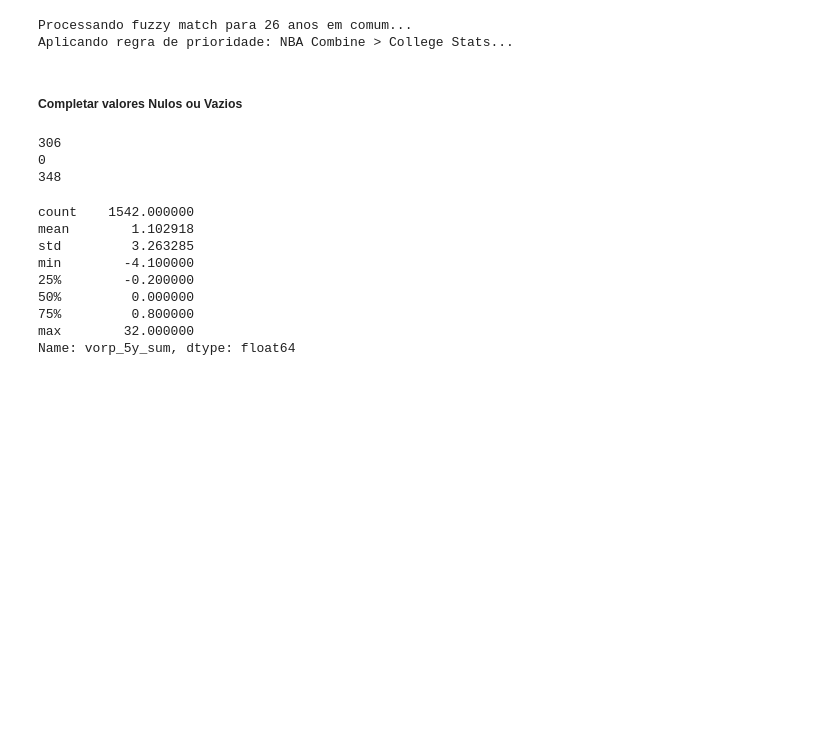
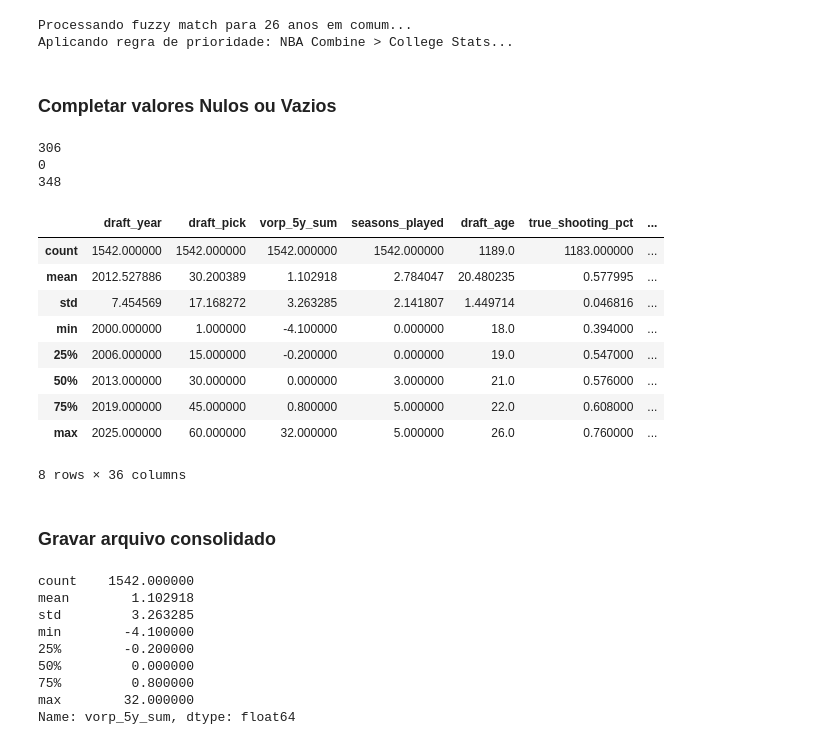
Before and after one commit to caiogpontes/nba-draft-prediction, a Jupyter notebook: notebooks/01_data_preparation.ipynb, the cells around one changed output. Saved outputs shown, nothing was run; the diff lists cells and outputs as text; code cells hidden in the pictures; blank space fills up the shorter version.

```diff
--- a/notebooks/01_data_preparation.ipynb
+++ b/notebooks/01_data_preparation.ipynb
@@ -180,3 +229,5 @@ df_nba_college_stats = df_nba_college_stats.groupby('player_id')['age'].max().re
 
 # 2. Renomeie a coluna para não confundir com a idade de estreia depois
 df_nba_college_stats.rename(columns={'age': 'draft_age'}, inplace=True)
+# %%
+df_nba_college_stats['draft_age'] = df_nba_college_stats['draft_age'].astype('Int64')
@@ -238,3 +319,7 @@ df_college_adv.drop('season', axis=1, inplace=True)
+# %%
+cols_to_float = ['true_shooting_pct', 'three_point_attempt_rate', 'free_throw_attempt_rate', 'usage_pct', 'offensive_win_shares', 'defensive_win_shares', 'win_shares_per_40min']
+for col in cols_to_float:
+    df_college_adv[col] = df_college_adv[col].astype('float64')
 # %%
 df_college_adv.head()
 # %% [output]
@@ -346,3 +451,35 @@ df_college_per_min.columns = df_college_per_min.columns.str.lower()
+# %%
+cols_to_float = ['field_goal_attempted',
+                 'three_pointers_made',
+                 'three_pointers_attempted',
+                 'effective_field_goal_pct',
+                 'free_throw_attempted',
+                 'free_throw_pct',
+                 'offensive_rebounds',
+                 'defensive_rebounds',
+                 'total_rebounds',
+                 'assists',
+                 'steals',
+                 'blocks',
+                 'turnovers',
+                 'personal_fouls',
+                 'points',
+                 'three_point_pct',
+                 'effective_field_goal_pct',
+                 'free_throw_pct',
+                 'three_point_pct']
+
+for col in cols_to_float:
+    df_college_per_min[col] = df_college_per_min[col].astype('float64')
+
+cols_to_int = ['career_games',
+                'career_starts',
+                'career_minutes',
+                'career_awards_count',
+                'years_college']
+
+for col in cols_to_int:
+    df_college_per_min[col] = df_college_per_min[col].astype('Int64')
 # %%
 # Verificação
 df_college_per_min
@@ -701,7 +900,7 @@ df_final_dataset.drop(columns=['height_cm_combine', 'weight_kg_combine'], inplac
 Processando fuzzy match para 26 anos em comum...
 Aplicando regra de prioridade: NBA Combine > College Stats...
 # %% [markdown]
-##### **Completar valores Nulos ou Vazios**
+### **Completar valores Nulos ou Vazios**
 # %%
 print(len(df_final_dataset[df_final_dataset['mock_pick'].isna()]))
 print(df_final_dataset.duplicated(subset=['player_id']).sum())
@@ -711,10 +910,10 @@ print(len(df_final_dataset[df_final_dataset['college_name'].isna()]))
 0
 348
 # %%
-df_final_dataset['vorp_5y_sum'] = df_final_dataset['vorp_5y_sum'].fillna(0)
+df_final_dataset['vorp_5y_sum'] = df_final_dataset['vorp_5y_sum'].fillna(0.0)
 df_final_dataset['mock_pick'] = df_final_dataset['mock_pick'].fillna(61) ##Jogadores sem dados no Mock recebem pick 61
 df_final_dataset['seasons_played'] = df_final_dataset['seasons_played'].fillna(0)
-df_final_dataset['three_point_pct'] = df_final_dataset['three_point_pct'].fillna(0)
+df_final_dataset['three_point_pct'] = df_final_dataset['three_point_pct'].fillna(0.0)
 # %%
 # 1. Lista das colunas que serão usadas no cálculo
 cols_to_fix = ['field_goal_attempted', 'free_throw_attempted', 'turnovers', 'usage_pct']
@@ -750,4 +949,19 @@ mask_reb = df_final_dataset['player_id'].isin(players_ids)
 # Aplica a regra 35% Off / 65% Def
 df_final_dataset.loc[mask_reb, 'offensive_rebounds'] = (df_final_dataset.loc[mask_reb, 'total_rebounds'] * 0.35).round(1)
 df_final_dataset.loc[mask_reb, 'defensive_rebounds'] = (df_final_dataset.loc[mask_reb, 'total_rebounds'] * 0.65).round(1)
+# %%
+df_final_dataset.describe()
+# %% [output]
+|  | draft_year | draft_pick | vorp_5y_sum | seasons_played | draft_age | true_shooting_pct | ... |
+| count | 1542.000000 | 1542.000000 | 1542.000000 | 1542.000000 | 1189.0 | 1183.000000 | ... |
+| mean | 2012.527886 | 30.200389 | 1.102918 | 2.784047 | 20.480235 | 0.577995 | ... |
+| std | 7.454569 | 17.168272 | 3.263285 | 2.141807 | 1.449714 | 0.046816 | ... |
+| min | 2000.000000 | 1.000000 | -4.100000 | 0.000000 | 18.0 | 0.394000 | ... |
+| 25% | 2006.000000 | 15.000000 | -0.200000 | 0.000000 | 19.0 | 0.547000 | ... |
+| 50% | 2013.000000 | 30.000000 | 0.000000 | 3.000000 | 21.0 | 0.576000 | ... |
+| 75% | 2019.000000 | 45.000000 | 0.800000 | 5.000000 | 22.0 | 0.608000 | ... |
+| max | 2025.000000 | 60.000000 | 32.000000 | 5.000000 | 26.0 | 0.760000 | ... |
+8 rows × 36 columns
+# %% [markdown]
+### **Gravar arquivo consolidado**
 # %%
```
Also changed, not shown: parts of 30 cells of this notebook, 8 other files.
